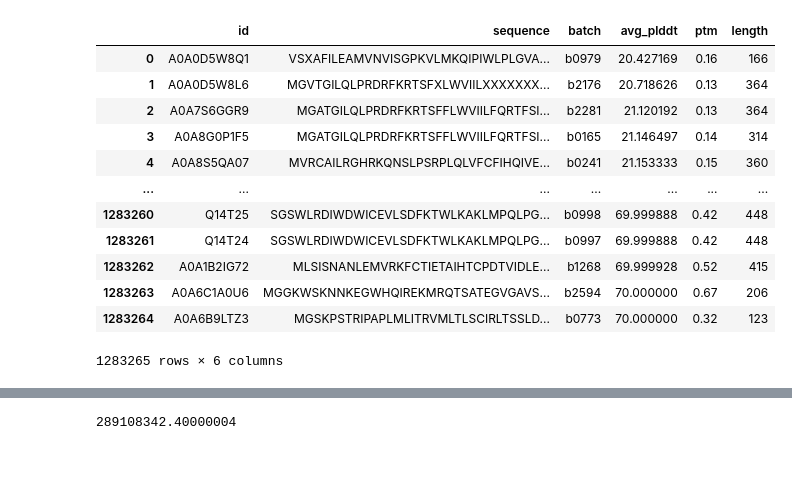
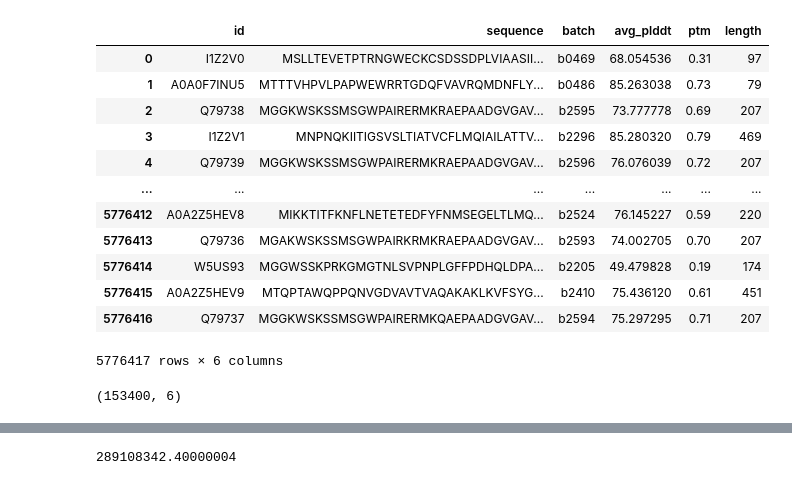
Before and after one commit to pimenol/ProteinTTT, a Jupyter notebook: notebooks/Analysis.ipynb, the cells around one changed output, grey strips where cells are left out. Cells and saved outputs as stored; diff of their text form; code cells hidden in the pictures.

```diff
--- a/notebooks/Analysis.ipynb
+++ b/notebooks/Analysis.ipynb
@@ -1,18 +1,18 @@
 # %%
 import pandas as pd
-df = pd.read_csv("/scratch/project/open-35-8/pimenol1/ProteinTTT/ProteinTTT_fresh/bfvd2/summary_to_process.csv")
+df = pd.read_csv("/scratch/project/open-35-8/pimenol1/ProteinTTT/ProteinTTT_fresh/bfvd2/summary.csv")
 df
 # %% [output]
 |  | id | sequence | batch | avg_plddt | ptm | length |
-| 0 | A0A0D5W8Q1 | VSXAFILEAMVNVISGPKVLMKQIPIWLPLGVA... | b0979 | 20.427169 | 0.16 | 166 |
-| 1 | A0A0D5W8L6 | MGVTGILQLPRDRFKRTSFXLWVIILXXXXXXX... | b2176 | 20.718626 | 0.13 | 364 |
-| 2 | A0A7S6GGR9 | MGATGILQLPRDRFKRTSFFLWVIILFQRTFSI... | b2281 | 21.120192 | 0.13 | 364 |
-| 3 | A0A8G0P1F5 | MGATGILQLPRDRFKRTSFFLWVIILFQRTFSI... | b0165 | 21.146497 | 0.14 | 314 |
-| 4 | A0A8S5QA07 | MVRCAILRGHRKQNSLPSRPLQLVFCFIHQIVE... | b0241 | 21.153333 | 0.15 | 360 |
+| 0 | I1Z2V0 | MSLLTEVETPTRNGWECKCSDSSDPLVIAASII... | b0469 | 68.054536 | 0.31 | 97 |
+| 1 | A0A0F7INU5 | MTTTVHPVLPAPWEWRRTGDQFVAVRQMDNFLY... | b0486 | 85.263038 | 0.73 | 79 |
+| 2 | Q79738 | MGGKWSKSSMSGWPAIRERMKRAEPAADGVGAV... | b2595 | 73.777778 | 0.69 | 207 |
+| 3 | I1Z2V1 | MNPNQKIITIGSVSLTIATVCFLMQIAILATTV... | b2296 | 85.280320 | 0.79 | 469 |
+| 4 | Q79739 | MGGKWSKSSMSGWPAIRERMKRAEPAADGVGAV... | b2596 | 76.076039 | 0.72 | 207 |
 | ... | ... | ... | ... | ... | ... | ... |
-| 1283260 | Q14T25 | SGSWLRDIWDWICEVLSDFKTWLKAKLMPQLPG... | b0998 | 69.999888 | 0.42 | 448 |
-| 1283261 | Q14T24 | SGSWLRDIWDWICEVLSDFKTWLKAKLMPQLPG... | b0997 | 69.999888 | 0.42 | 448 |
-| 1283262 | A0A1B2IG72 | MLSISNANLEMVRKFCTIETAIHTCPDTVIDLE... | b1268 | 69.999928 | 0.52 | 415 |
-| 1283263 | A0A6C1A0U6 | MGGKWSKNNKEGWHQIREKMRQTSATEGVGAVS... | b2594 | 70.000000 | 0.67 | 206 |
-| 1283264 | A0A6B9LTZ3 | MGSKPSTRIPAPLMLITRVMLTLSCIRLTSSLD... | b0773 | 70.000000 | 0.32 | 123 |
+| 5776412 | A0A2Z5HEV8 | MIKKTITFKNFLNETETEDFYFNMSEGELTLMQ... | b2524 | 76.145227 | 0.59 | 220 |
+| 5776413 | Q79736 | MGAKWSKSSMSGWPAIRKRMKRAEPAADGVGAV... | b2593 | 74.002705 | 0.70 | 207 |
+| 5776414 | W5US93 | MGGWSSKPRKGMGTNLSVPNPLGFFPDHQLDPA... | b2205 | 49.479828 | 0.19 | 174 |
+| 5776415 | A0A2Z5HEV9 | MTQPTAWQPPQNVGDVAVTVAQAKAKLKVFSYG... | b2410 | 75.436120 | 0.61 | 451 |
+| 5776416 | Q79737 | MGGKWSKSSMSGWPAIRERMKQAEPAADGVGAV... | b2594 | 75.297295 | 0.71 | 207 |
-1283265 rows × 6 columns
+5776417 rows × 6 columns
@@ -18,0 +21,4 @@ df
+# %%
+df.shape
+# %% [output]
+(153400, 6)
```
Also changed, not shown: parts of 9 cells of this notebook, 2 other files.
